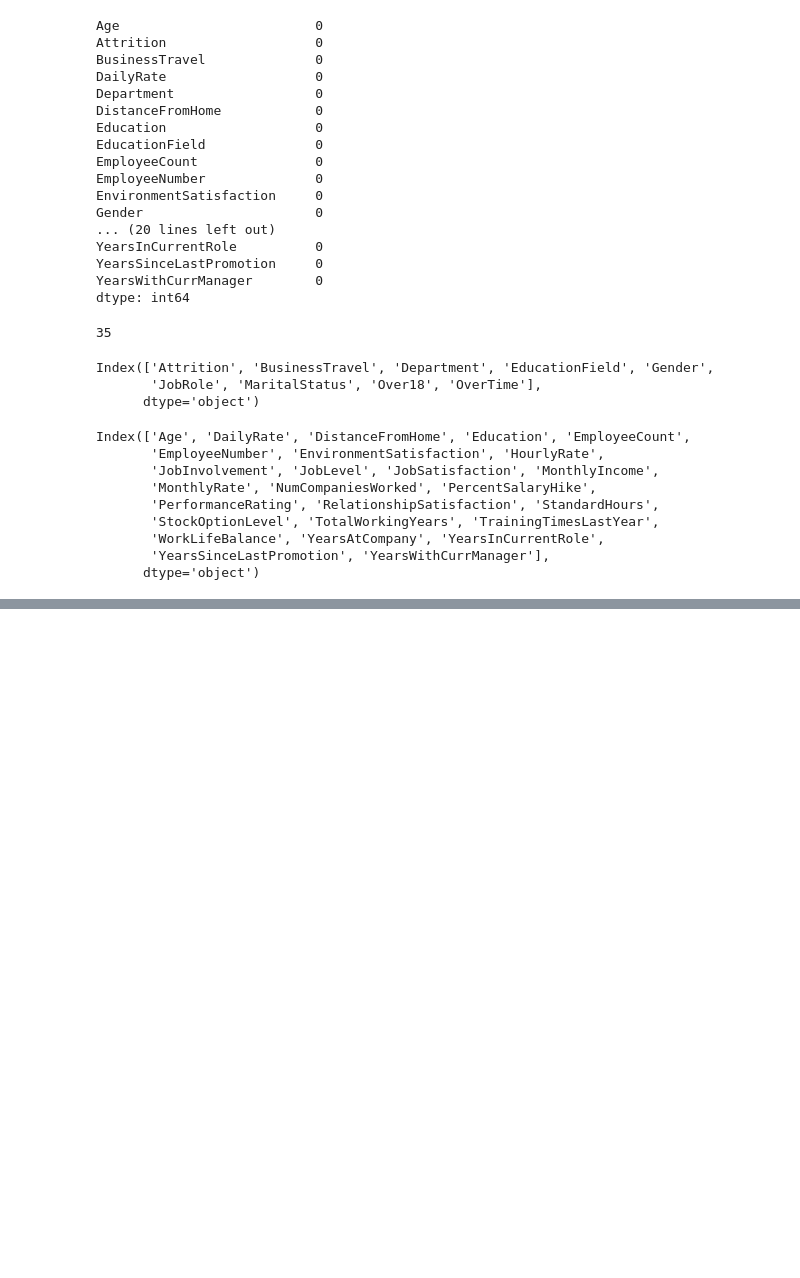
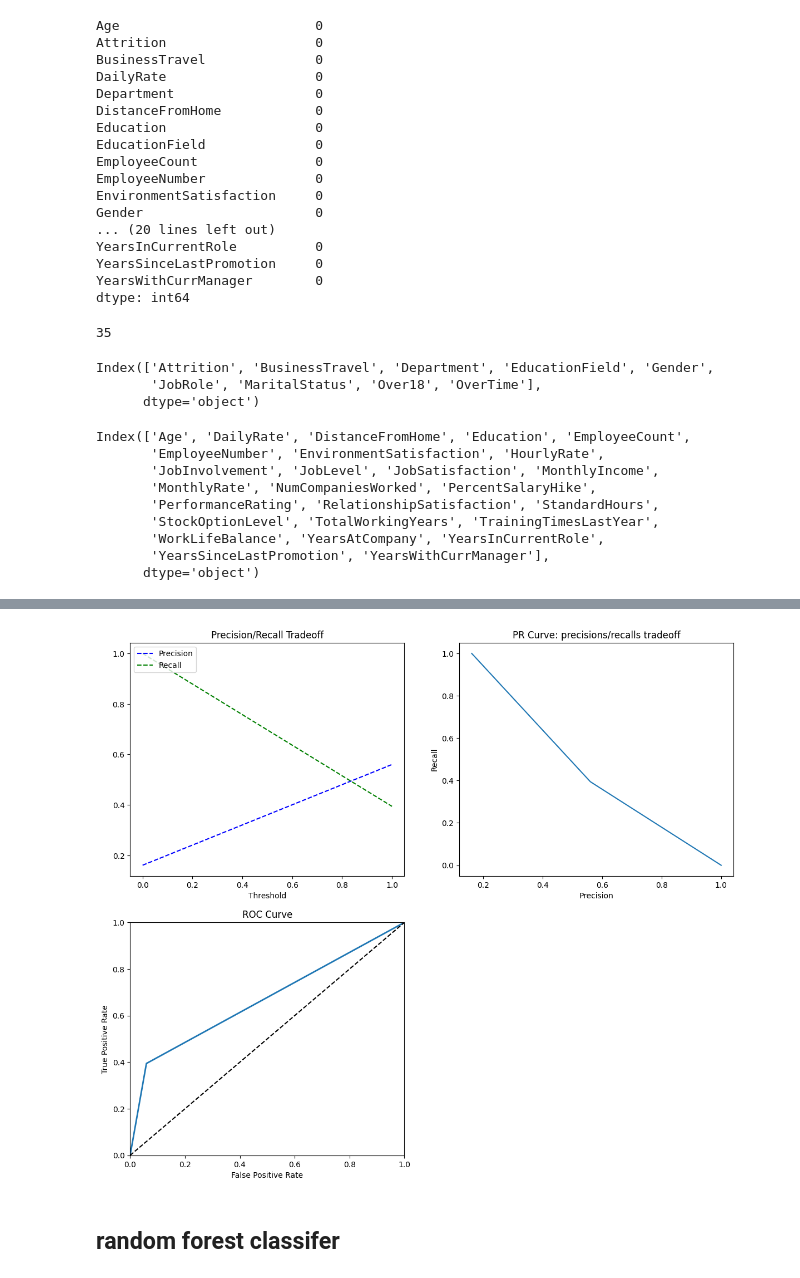
Before and after one commit to ritik944/-IBM_HR_Analytics_Employee_Attrition_Data_Analysis, a Jupyter notebook: IBM.ipynb, the cells around one changed output, grey strips where cells are left out. Cells and saved outputs as stored; diff of their text form; code cells hidden in the pictures; blank space fills up the shorter version.

```diff
--- a/IBM.ipynb
+++ b/IBM.ipynb
@@ -115,0 +249,13 @@ plt.show()
+# %%
+from sklearn.model_selection import train_test_split,GridSearchCV
+from sklearn.preprocessing import StandardScaler
+
+x=data.drop('Attrition',axis=1)
+y=data.Attrition
+
+x_train,x_test,y_train,y_test=train_test_split(x,y,test_size=0.3,random_state=42,stratify=y)
+
+scaler=StandardScaler()
+x_train_std=scaler.fit_transform(x_train)
+x_test_std=scaler.transform(x_test)
+x_std=scaler.transform(x)
@@ -115,0 +298,7 @@ plt.show()
+# %%
+from sklearn.linear_model import LogisticRegression
+
+lr_clf =LogisticRegression(solver='liblinear',penalty='l1')
+lr_clf.fit(x_train_std,y_train)
+
+evaluate(lr_clf,x_train_std,x_test_std,y_train,y_test)
@@ -115,0 +323,36 @@ plt.show()
+# %%
+from sklearn.metrics import precision_recall_curve, roc_curve
+
+def plot_precision_recall_vs_threshold(precisions, recalls, thresholds):
+    plt.plot(thresholds, precisions[:-1], "b--", label="Precision")
+    plt.plot(thresholds, recalls[:-1], "g--", label="Recall")
+    plt.xlabel("Threshold")
+    plt.legend(loc="upper left")
+    plt.title("Precision/Recall Tradeoff")
+
+
+def plot_roc_curve(fpr, tpr, label=None):
+    plt.plot(fpr, tpr, linewidth=2, label=label)
+    plt.plot([0, 1], [0, 1], "k--")
+    plt.axis([0, 1, 0, 1])
+    plt.xlabel('False Positive Rate')
+    plt.ylabel('True Positive Rate')
+    plt.title('ROC Curve')
+
+
+precisions, recalls, thresholds = precision_recall_curve(y_test, lr_clf.predict(x_test_std))
+plt.figure(figsize=(14, 25))
+plt.subplot(4, 2, 1)
+plot_precision_recall_vs_threshold(precisions, recalls, thresholds)
+
+plt.subplot(4, 2, 2)
+plt.plot(precisions, recalls)
+plt.xlabel("Precision")
+plt.ylabel("Recall")
+plt.title("PR Curve: precisions/recalls tradeoff");
+
+plt.subplot(4, 2, 3)
+fpr, tpr, thresholds = roc_curve(y_test, lr_clf.predict(x_test_std))
+plot_roc_curve(fpr, tpr)
+# %% [output]
+[figure, added]
@@ -115,0 +366,2 @@ plt.show()
+# %% [markdown]
+## random forest classifer
```
Also changed, not shown: parts of 57 cells of this notebook, 1 other file.
